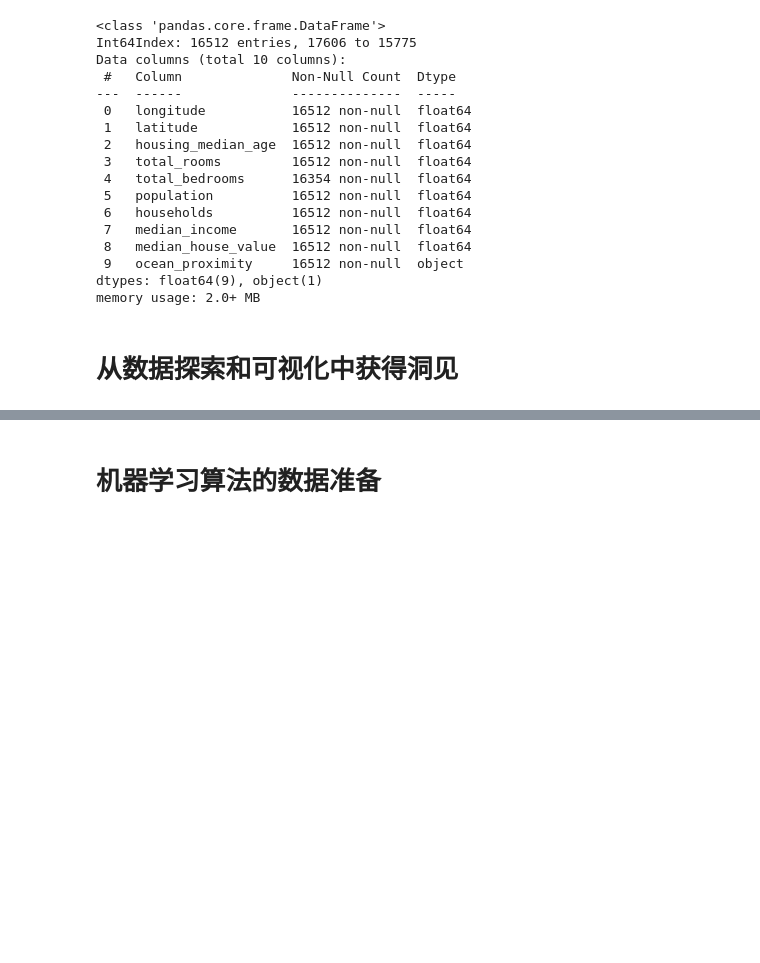
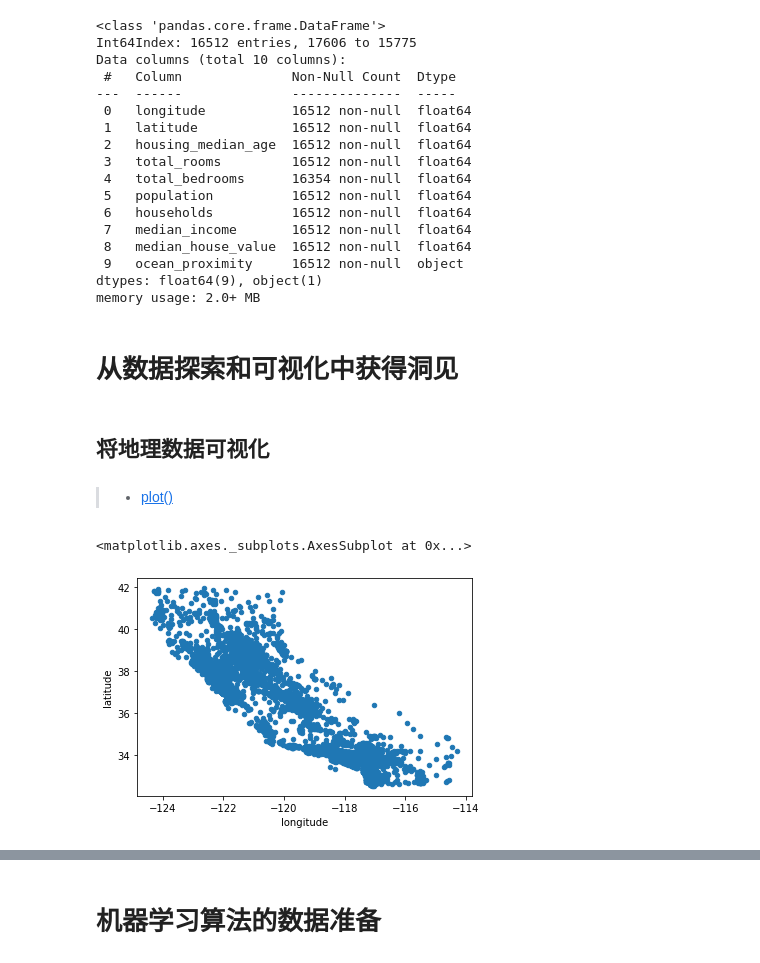
Before and after one commit to haohuan630/hands-on-machine-learning, a Jupyter notebook: 02_end_to_end_machine_learning_project.ipynb, the cells around one changed output, grey strips where cells are left out. Cells and saved outputs as stored; diff of their text form; code cells hidden in the pictures; blank space fills up the shorter version.

```diff
--- a/02_end_to_end_machine_learning_project.ipynb
+++ b/02_end_to_end_machine_learning_project.ipynb
@@ -306,3 +308,17 @@ dtypes: float64(9), object(1)
 memory usage: 2.0+ MB
 # %% [markdown]
 # 从数据探索和可视化中获得洞见
+# %%
+# 创建训练集副本
+# strat_train_set.info()
+housing = strat_train_set.copy()
+# %% [markdown]
+## 将地理数据可视化
+# %% [markdown]
+> - [plot()](https://pandas.pydata.org/pandas-docs/stable/reference/api/pandas.DataFrame.plot.html#pandas.DataFrame.plot)
+# %%
+# 数据地理分布图
+housing.plot(kind="scatter", x="longitude", y="latitude")
+# %% [output]
+<matplotlib.axes._subplots.AxesSubplot at 0x...>
+[figure, added]
```
Also changed, not shown: parts of 27 cells of this notebook.
